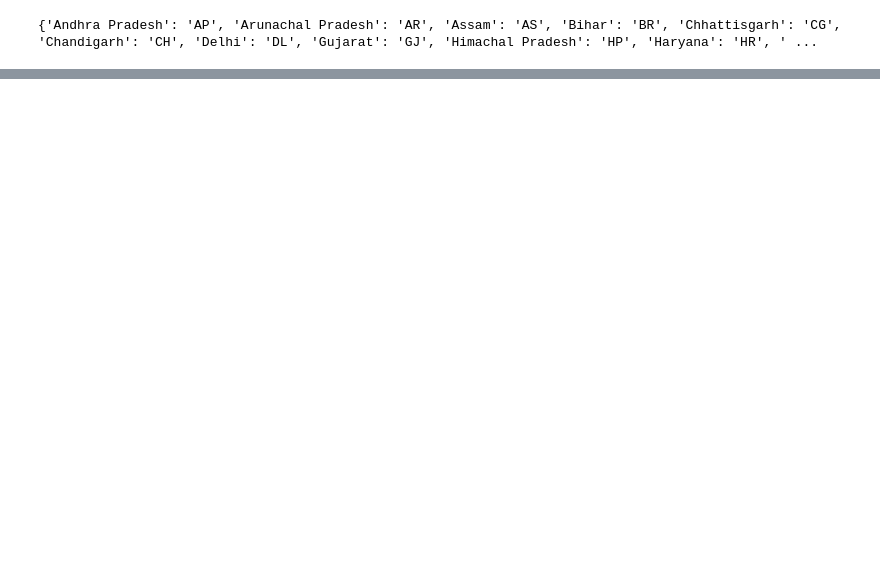
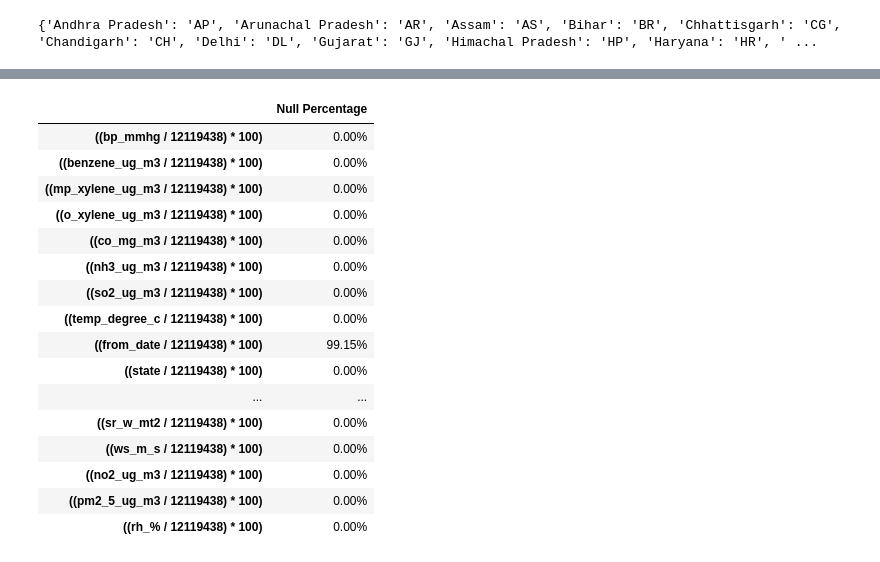
Before and after one commit to Himanshusamal60/Analysis_of_Air_Pollution_in_India, a Jupyter notebook: Analysis_of_pollution.ipynb, the cells around one changed output, grey strips where cells are left out. Drawn from its saved outputs; the diff is of its cells as text; code cells hidden in the pictures; blank space fills up the shorter version.

```diff
--- a/Analysis_of_pollution.ipynb
+++ b/Analysis_of_pollution.ipynb
@@ -132,0 +1081,21 @@ spark.stop()
+# %%
+from pyspark.sql.types import IntegerType, FloatType, DoubleType
+from pyspark.ml.feature import Imputer
+
+numeric_column_names = [column.name for column in df1_dropped.schema.fields
+                        if isinstance(column.dataType, (IntegerType, FloatType, DoubleType))]
+
+
+
+# Initialize the Imputer
+imputer = Imputer(
+    inputCols= numeric_column_names, #specifying the input column names
+    outputCols=numeric_column_names, #specifying the output column names
+    strategy="median"                  # or "median" if you want to use the median value
+)
+
+# Fit the Imputer
+model = imputer.fit(df1_dropped)
+
+#Transform the dataset
+imputed_df = model.transform(df1_dropped)
@@ -132,0 +1124,33 @@ spark.stop()
+# %%
+# Check whether null values are still present or not
+from pyspark.sql.functions import col, sum
+
+total_count = imputed_df.count()
+null_counts = imputed_df.agg(*[sum(col(c).isNull().cast("int")).alias(c) for c in imputed_df.columns])
+
+null_counts_percent = null_counts.select([(col(c) / total_count) * 100 for c in null_counts.columns])
+
+null_counts_percent_pd = null_counts_percent.toPandas().transpose()
+
+null_counts_percent_pd.columns = ['Null Percentage']
+null_counts_percent_pd['Null Percentage'] = null_counts_percent_pd['Null Percentage'].apply(lambda x: '{:.2f}%'.format(x))
+
+null_counts_percent_pd
+# %% [output]
+|  | Null Percentage |
+| ((bp_mmhg / 12119438) * 100) | 0.00% |
+| ((benzene_ug_m3 / 12119438) * 100) | 0.00% |
+| ((mp_xylene_ug_m3 / 12119438) * 100) | 0.00% |
+| ((o_xylene_ug_m3 / 12119438) * 100) | 0.00% |
+| ((co_mg_m3 / 12119438) * 100) | 0.00% |
+| ((nh3_ug_m3 / 12119438) * 100) | 0.00% |
+| ((so2_ug_m3 / 12119438) * 100) | 0.00% |
+| ((temp_degree_c / 12119438) * 100) | 0.00% |
+| ((from_date / 12119438) * 100) | 99.15% |
+| ((state / 12119438) * 100) | 0.00% |
+| ... | ... |
+| ((sr_w_mt2 / 12119438) * 100) | 0.00% |
+| ((ws_m_s / 12119438) * 100) | 0.00% |
+| ((no2_ug_m3 / 12119438) * 100) | 0.00% |
+| ((pm2_5_ug_m3 / 12119438) * 100) | 0.00% |
+| ((rh_% / 12119438) * 100) | 0.00% |
```
Also changed, not shown: parts of 55 cells of this notebook.
